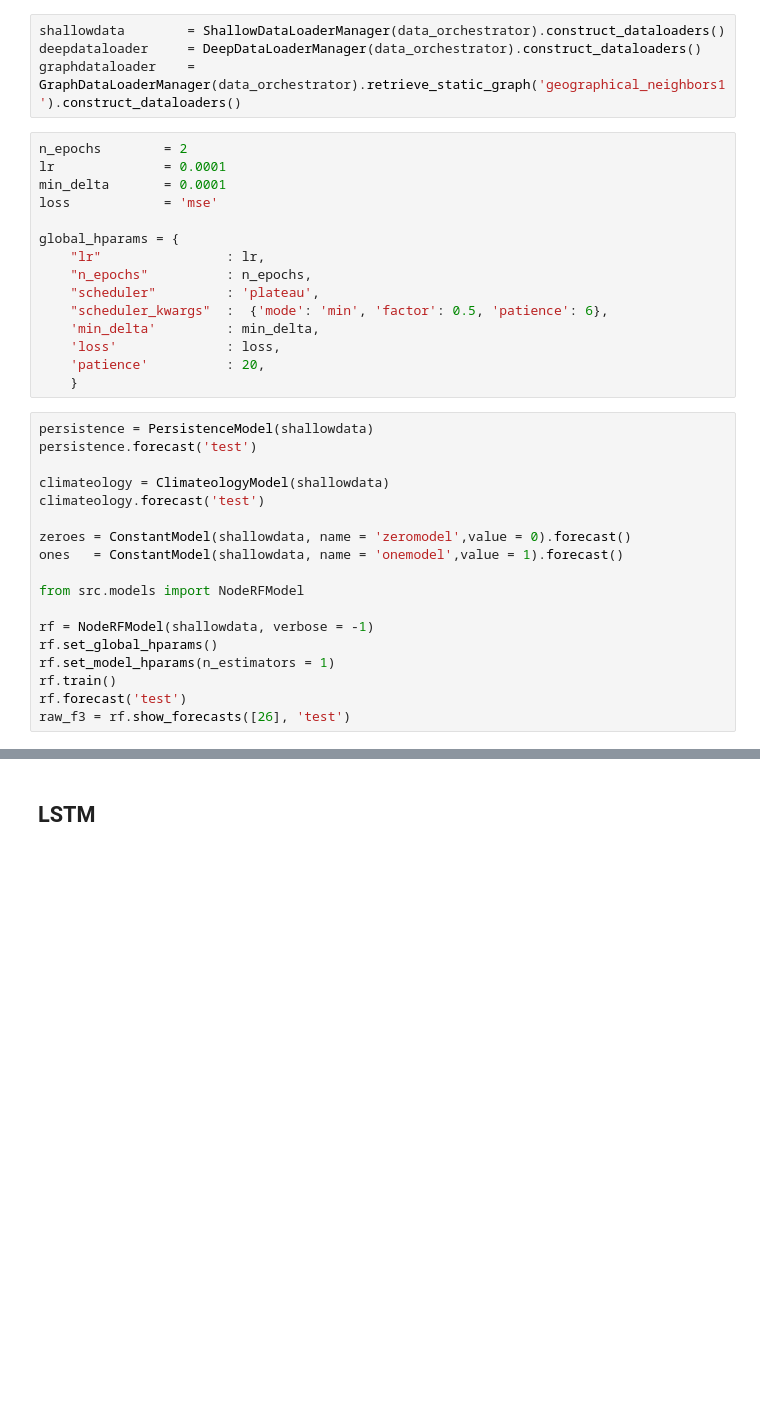
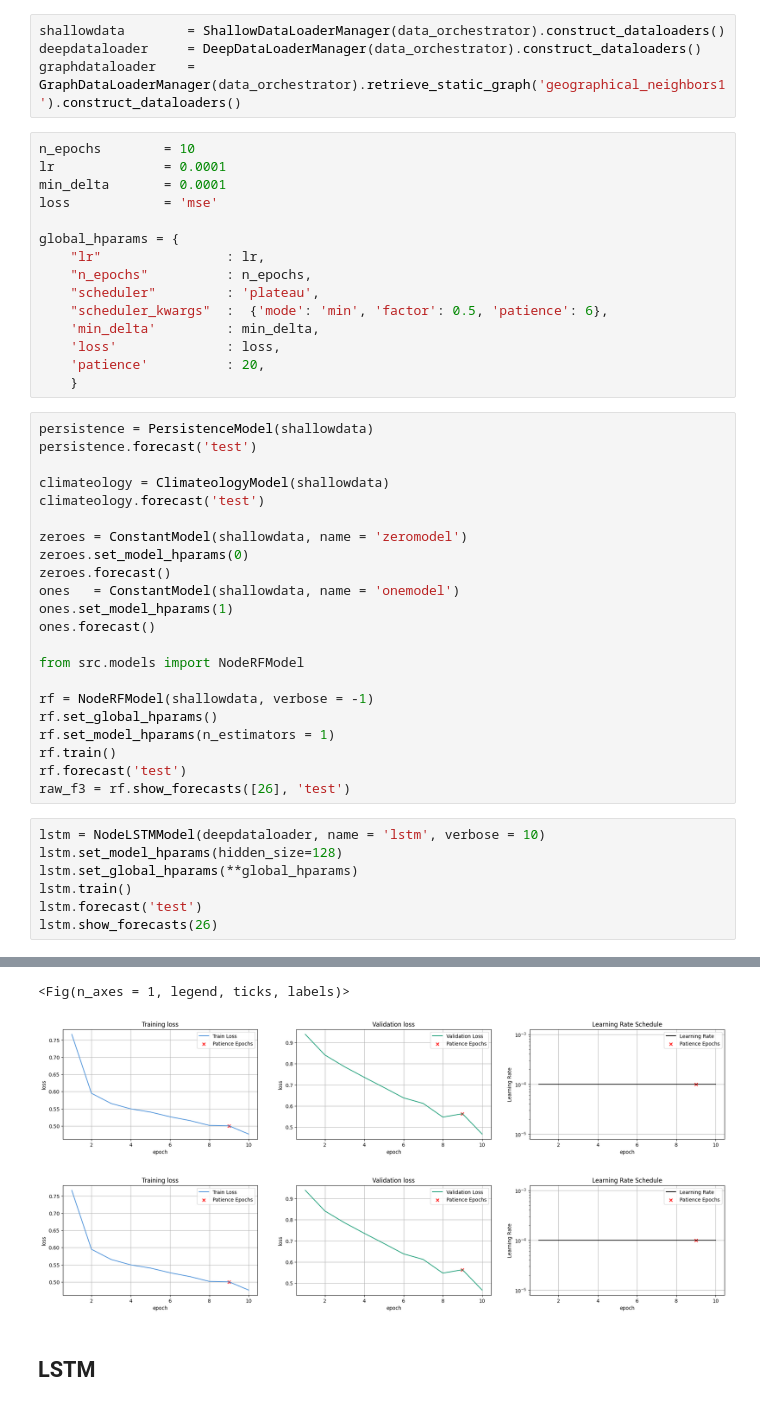
Before and after one commit to stends2001/infectious_disease_gnn, a Jupyter notebook: src/notebooks/3. DeepDataLoader.ipynb, the cells around one changed output, grey strips where cells are left out. Drawn from its saved outputs; the diff is of its cells as text; blank space fills up the shorter version.

```diff
--- a/src/notebooks/3. DeepDataLoader.ipynb
+++ b/src/notebooks/3. DeepDataLoader.ipynb
@@ -49,7 +49,7 @@ shallowdata        = ShallowDataLoaderManager(data_orchestrator).construct_datal
 deepdataloader     = DeepDataLoaderManager(data_orchestrator).construct_dataloaders()
 graphdataloader    = GraphDataLoaderManager(data_orchestrator).retrieve_static_graph('geographical_neighbors1').construct_dataloaders()
 # %%
-n_epochs        = 2
+n_epochs        = 10
 lr              = 0.0001
 min_delta       = 0.0001
 loss            = 'mse'
@@ -70,8 +70,12 @@ persistence.forecast('test')
 climateology = ClimateologyModel(shallowdata)
 climateology.forecast('test')
 
-zeroes = ConstantModel(shallowdata, name = 'zeromodel',value = 0).forecast()
-ones   = ConstantModel(shallowdata, name = 'onemodel',value = 1).forecast()
+zeroes = ConstantModel(shallowdata, name = 'zeromodel')
+zeroes.set_model_hparams(0)
+zeroes.forecast()
+ones   = ConstantModel(shallowdata, name = 'onemodel')
+ones.set_model_hparams(1)
+ones.forecast()
 
 from src.models import NodeRFModel
 
@@ -81,3 +85,11 @@ rf.set_model_hparams(n_estimators = 1)
 rf.train()
 rf.forecast('test')
 raw_f3 = rf.show_forecasts([26], 'test')
+# %%
+lstm = NodeLSTMModel(deepdataloader, name = 'lstm', verbose = 10)
+lstm.set_model_hparams(hidden_size=128)
+lstm.set_global_hparams(**global_hparams)
+lstm.train()
+lstm.forecast('test')
+lstm.show_forecasts(26)
+# %% [output]
@@ -84,3 +114,6 @@ raw_f3 = rf.show_forecasts([26], 'test')
+<Fig(n_axes = 1, legend, ticks, labels)>
+[figure, added]
+[figure, added]
 # %% [markdown]
 ## LSTM
 # %%
```
Also changed, not shown: parts of 5 cells of this notebook, 10 other files.
